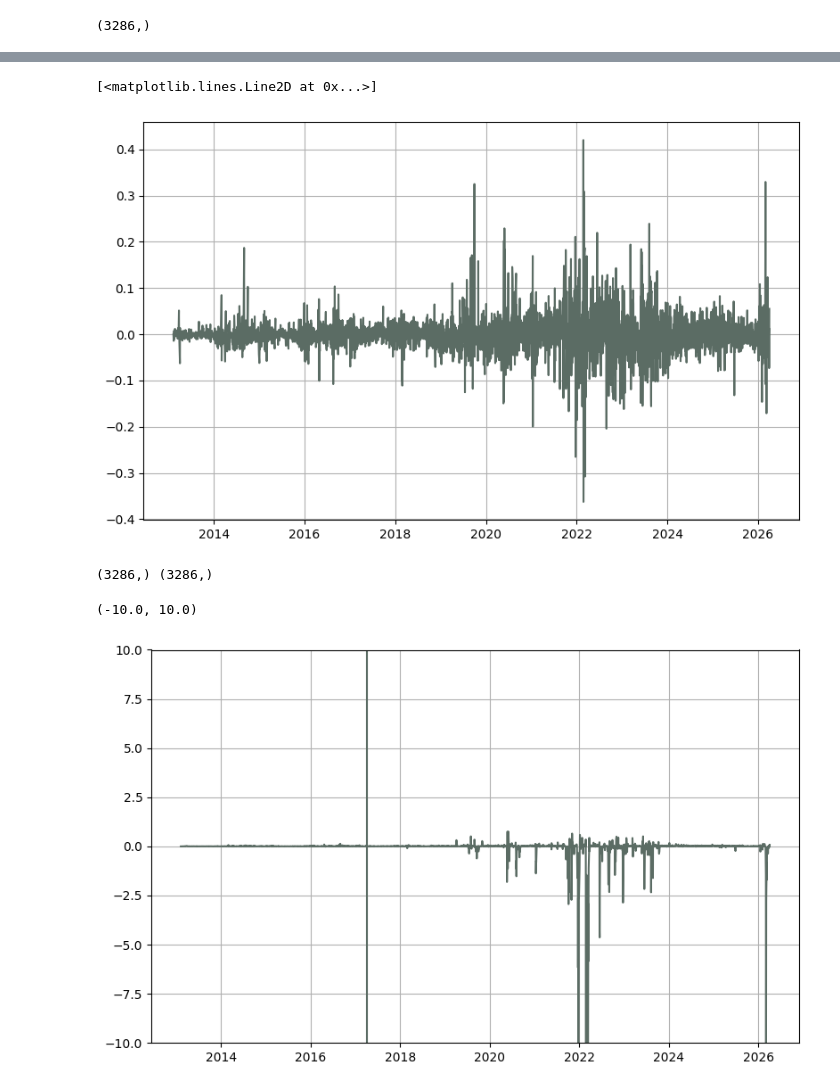
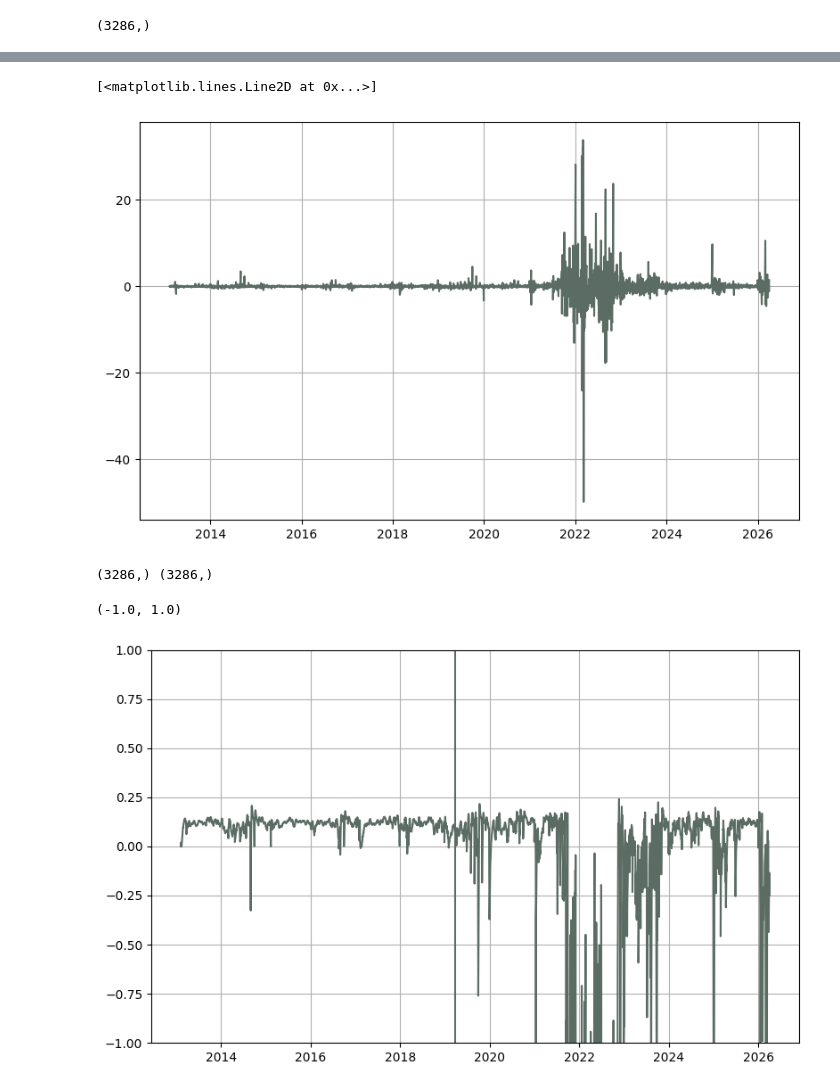
Before and after one commit to MrG1raffe/signature, a Jupyter notebook: notebooks/CPD.ipynb, the cells around one changed output, grey strips where cells are left out. Saved outputs shown, nothing was run; the diff lists cells and outputs as text; code cells hidden in the pictures.

```diff
--- a/notebooks/CPD.ipynb
+++ b/notebooks/CPD.ipynb
@@ -266,7 +268,7 @@ df = df[~df.index.isin(unwanted_dates)]
 index = df.index
 t_grid = np.array((index - index[0]).days / 365)
 
-signal = np.log(np.array(df["M+1"]))
+signal = np.array(df["M+1"]) - np.array(df["C+1"])
 # %%
 signal.shape
 # %% [output]
@@ -280,7 +282,7 @@ plt.plot(index, signal)
 plt.plot(index, np.diff(signal, prepend=signal[0:1]))
 # %% [output]
 [<matplotlib.lines.Line2D at 0x...>]
-[figure, old version]
+[figure, new version]
 # %%
 from sklearn.svm import OneClassSVM
 
@@ -289,7 +291,7 @@ print(t_grid.shape, signal.shape)
 path = np.vstack((t_grid, t_grid, signal)).T
 
 trunc = 5
-N_train = 1000
+N_train = 1500
 lam_1 = 70
 path_1 = path.copy()
 path_1[:, 1:] = path_1[:, 1:] * lam_1
@@ -301,33 +303,33 @@ pipe_1 = Pipeline([
 efm_sig_1 = pipe_1.fit_transform(path_1)
 
 # Suppose 'ref_signatures' is a 2D array: (n_windows, signature_dimension)
 # from your reference measure.
 
 # 1. Initialize the model
 # kernel='linear' is key because signatures linearize the space.
 # nu=0.05 means we expect ~5% of reference data to be 'outliers'.
 model = OneClassSVM(kernel='linear', nu=0.01)
 
 # 2. Learn the reference regime (find theta and rho)
 model.fit(X=efm_sig_1[:N_train])
 
 # 3. Access the learned parameters
 # In sklearn, 'coef_' is theta and 'intercept_' is -rho
 theta = model.coef_
 rho = -model.intercept_[0]
 
 # 4. Use the model as your functional F(S_t)
 # For a new signature S_t:
 new_S_t = efm_sig_1
 
 # decision_function(X) returns <theta, X> - rho
 # This is exactly the functional we designed!
 regime_score = model.decision_function(new_S_t)
 
 plt.plot(index, regime_score)
 plt.vlines(index[N_train], -50, 50, label="EFM")
-plt.ylim([-10, 10])
+plt.ylim([-1, 1])
 # %% [output]
 (3286,) (3286,)
-(-10.0, 10.0)
+(-1.0, 1.0)
-[figure, old version]
+[figure, new version]
```
Also changed, not shown: parts of 17 cells of this notebook.
